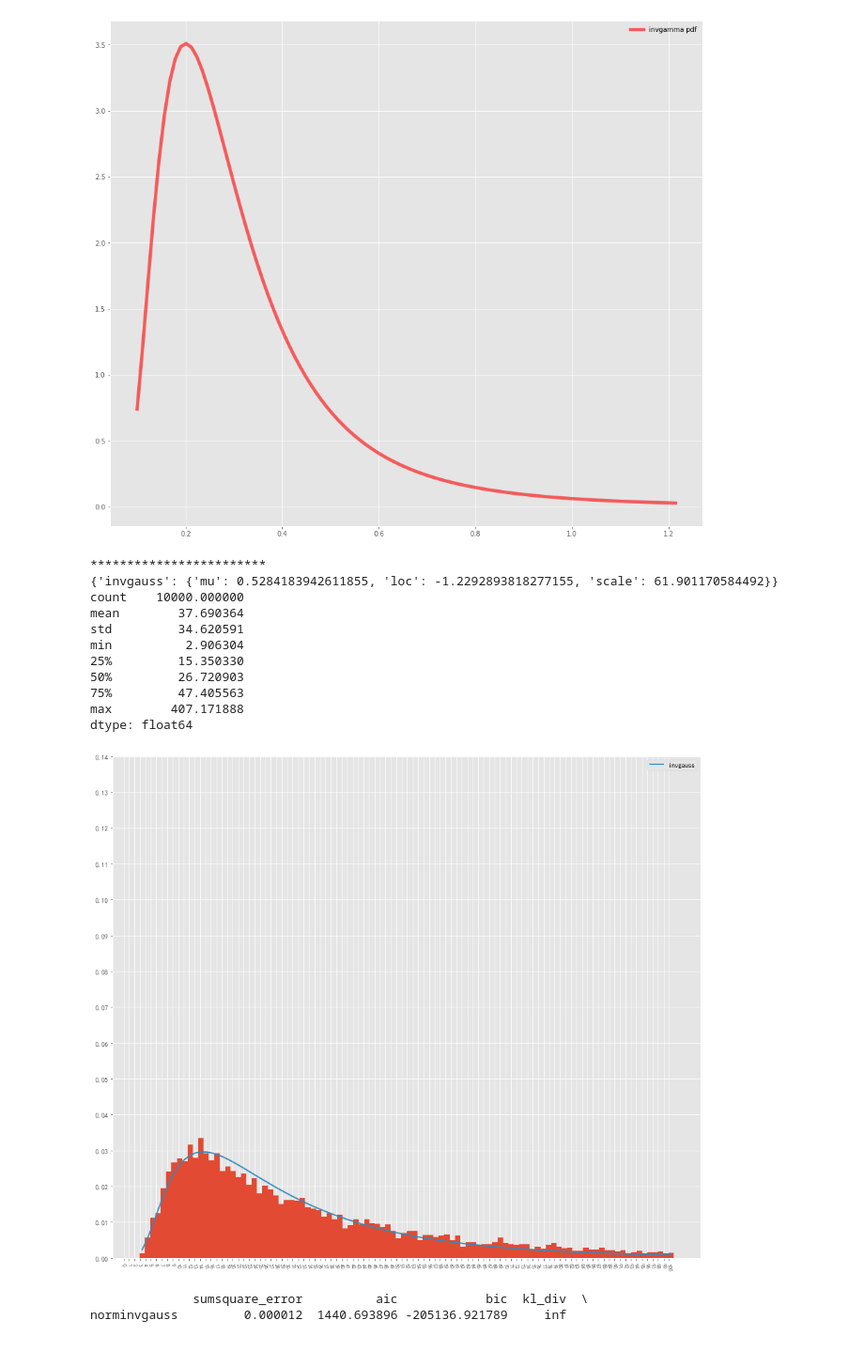
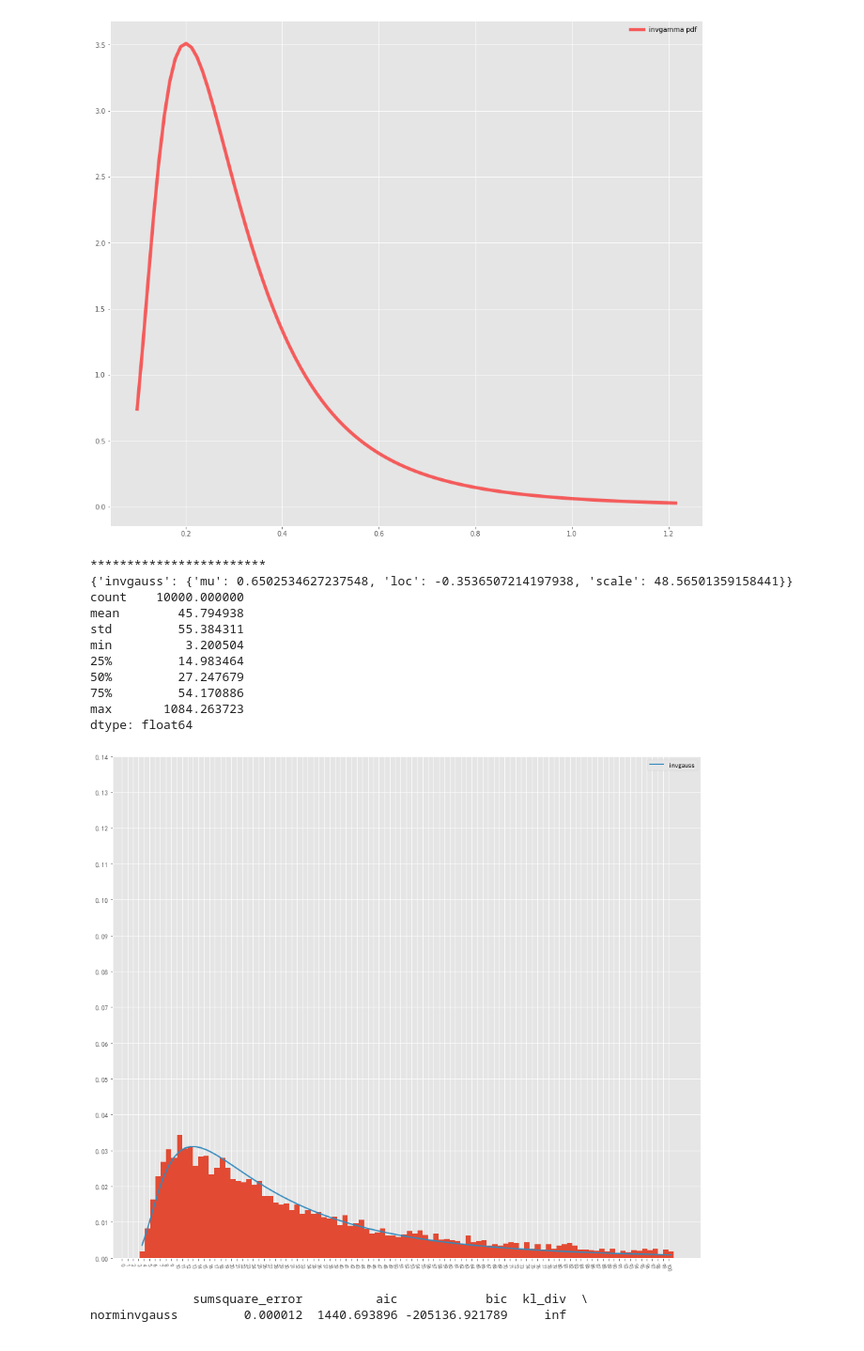
Before and after one commit to liing1221/notebook, a Jupyter notebook: mycode/scipy_stats.ipynb, the cells around one changed output. Shown at 94% size. Drawn from its saved outputs; the diff is of its cells as text; code cells hidden in the pictures.

```diff
--- a/mycode/scipy_stats.ipynb
+++ b/mycode/scipy_stats.ipynb
@@ -838,49 +838,50 @@ mu, loc, scale = 0.4856500576494863, 0.5128946812111822, 41.435767191284285
 #mu, loc, scale = 0.5,5,260 #2.9调整 min2 max 3000以上
 
 # mean, var, skew, kurt = invgauss.stats(mu, moments='mvsk')
-mu, loc, scale = 0.9, 0.5, 41
+# mu, loc, scale = 0.9, 0.5, 41
 
 # mu, loc, scale = 0.7, 1, 60         #  xyz.be.customer
 # mu, loc, scale = 3, 0.3, 30
 # mu, loc, scale = 0.5, 0.1, 20         #  888
+mu, loc, scale = 1.5, 1.5, 30
 
 # x = np.linspace(invgauss.ppf(0.01, mu),
 #                 100 * invgauss.ppf(0.99, mu), 100)
 # ax.plot(x, invgauss.pdf(x, mu, loc=loc, scale=scale),
 #        'r-', lw=5, alpha=0.6, label='invgauss pdf')
 
 # ax.legend(loc='best', frameon=False)
 # plt.show()
 
 datas = invgauss.rvs( mu, loc=loc, scale=scale, size = 10000)
 f = Fitter(datas, xmin=-2, xmax=101, distributions=['invgauss'], bins=100)
 f.fit()
 
 print("*" * 24)
 print(f.get_best())
 f.hist()
 f.plot_pdf()
 plt.xticks([int(_x) for _x in range(0, 101, 1)], rotation=280, size=8)
 plt.yticks([_y/100 for _y in range(0, 15, 1)], size=10)
 plt.rcParams['font.sans-serif'] = ['SimHei']
 plt.rcParams['axes.unicode_minus'] = False   # 正常显示负号
 print(pd.Series(datas).describe())
 
 
 plt.show()
 # %% [output]
 ************************
-{'invgauss': {'mu': 0.5284183942611855, 'loc': -1.2292893818277155, 'scale': 61.901170584492}}
+{'invgauss': {'mu': 0.6502534627237548, 'loc': -0.3536507214197938, 'scale': 48.56501359158441}}
 count    10000.000000
-mean        37.690364
-std         34.620591
-min          2.906304
-25%         15.350330
-50%         26.720903
-75%         47.405563
-max        407.171888
+mean        45.794938
+std         55.384311
+min          3.200504
+25%         14.983464
+50%         27.247679
+75%         54.170886
+max       1084.263723
 dtype: float64
-[figure, old version]
+[figure, new version]
 # %%
 # 广义逆高斯连续随机变量。
 from scipy.stats import geninvgauss, skewnorm, johnsonsb, gengamma, exponweib
```
Also changed, not shown: parts of 1 cell of this notebook, 3 other files.
